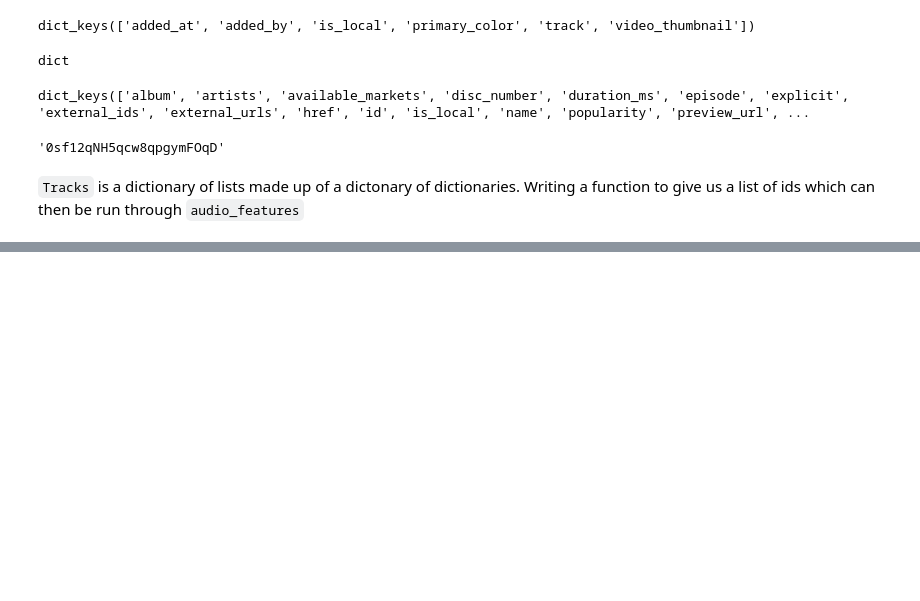
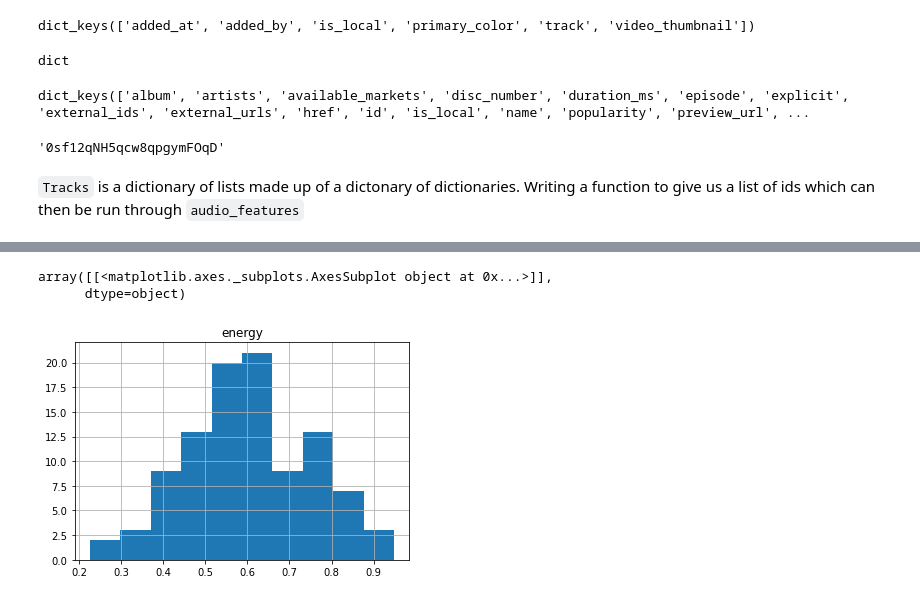
Before and after one commit to zylstraa/capstone, a Jupyter notebook: notebooks/billboard_EDA.ipynb, the cells around one changed output, grey strips where cells are left out. Drawn from its saved outputs; the diff is of its cells as text; code cells hidden in the pictures; blank space fills up the shorter version.

```diff
--- a/notebooks/billboard_EDA.ipynb
+++ b/notebooks/billboard_EDA.ipynb
@@ -145,0 +157,6 @@ Expected id of type track but found type 1WBljFutuk7uLQtfqfmjWV https://api.spot
+# %%
+audio_features.hist('energy')
+# %% [output]
+array([[<matplotlib.axes._subplots.AxesSubplot object at 0x...>]],
+      dtype=object)
+[figure, added]
```
Also changed, not shown: parts of 9 cells of this notebook.
